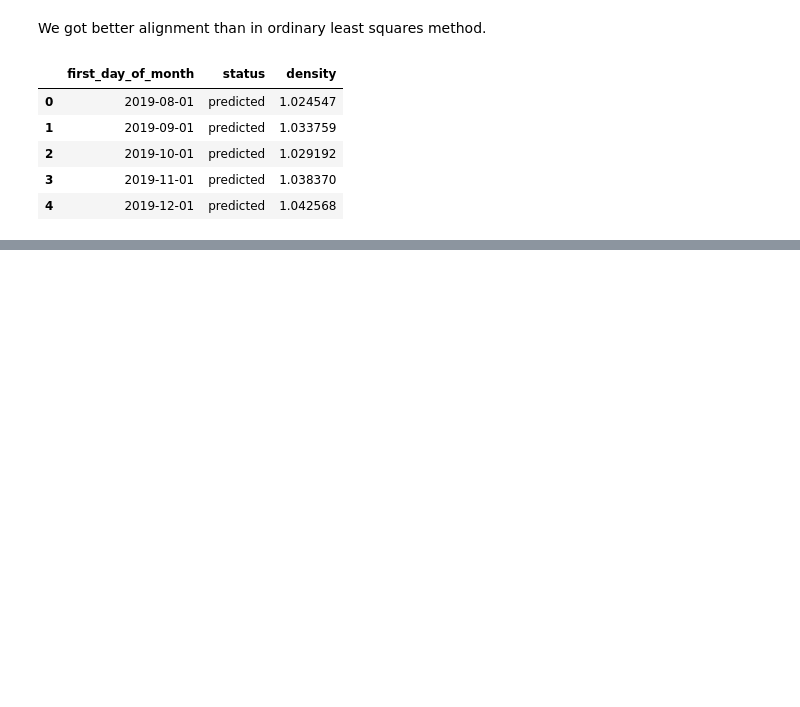
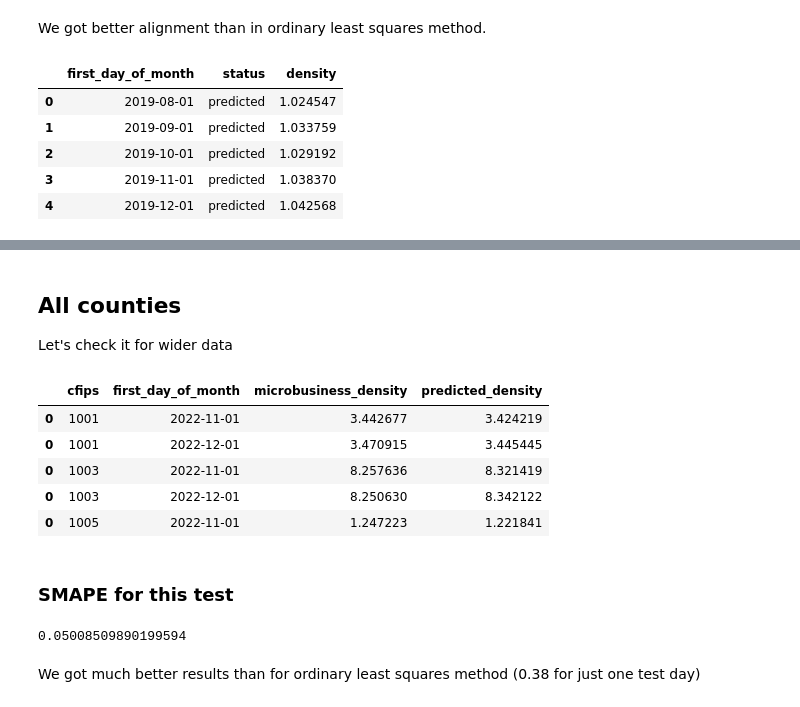
Before and after one commit to vroobelle93/03_GoDaddy, a Jupyter notebook: godaddy1.ipynb, the cells around one changed output, grey strips where cells are left out. Saved outputs shown, nothing was run; the diff lists cells and outputs as text; code cells hidden in the pictures; blank space fills up the shorter version.

Commit message:
Ridge regression for whole dataset completed

```diff
--- a/godaddy1.ipynb
+++ b/godaddy1.ipynb
@@ -647,0 +512,55 @@ plt.show()
+# %% [markdown]
+## All counties
+Let's check it for wider data
+# %%
+# Create DataFrame to store values
+result_df_columns = ['cfips', 'first_day_of_month', 'microbusiness_density', 'predicted_density']
+ridge_multiple_forecast_df = pd.DataFrame(columns=result_df_columns)
+
+# Create model
+ridge_alphas = np.logspace(-5, 5, 11)
+ridge_model = linear_model.RidgeCV(alphas=ridge_alphas)
+
+# Set test day
+test_days = ['2022-11-01', '2022-12-01']
+
+# Iterate over rows and predict following values
+for cfips in lin_reg_allparams_df['cfips'].unique():
+    # Train data
+    ridge_multiple_X_train = lin_reg_multiparam_X_train.loc[lin_reg_multiparam_X_train['cfips']==cfips, X_columns]
+    ridge_multiple_y_train = lin_reg_multiparam_y_train.loc[lin_reg_multiparam_y_train['cfips']==cfips, 'microbusiness_density']
+    ridge_model.fit(ridge_multiple_X_train, ridge_multiple_y_train)
+    # Predict using data for given state
+    # Find state of this county
+    state = lin_reg_multiparam_df.loc[lin_reg_multiparam_df['cfips']==cfips, 'state'].iat[0]
+    # Get data and predict
+    ridge_multiple_X_test = gathered_data_df.loc[(gathered_data_df['first_day_of_month'].isin(test_days)) & (gathered_data_df['state']==state), X_columns]
+    ridge_multiple_y = ridge_model.predict(ridge_multiple_X_test)
+    # Append results to the DataFrame
+    for index, day in enumerate(test_days):
+        results_list = [
+            cfips, # cfips
+            day, # first_day_of_month
+            revealed_test.loc[(revealed_test['first_day_of_month']==day) & (revealed_test['cfips']==cfips), 'microbusiness_density'].iat[0], # microbusiness_density
+            ridge_multiple_y[index] # predicted_density
+        ]
+        results_df = pd.DataFrame(data=[results_list], columns=result_df_columns)
+        ridge_multiple_forecast_df = pd.concat([ridge_multiple_forecast_df, results_df])
+# %%
+# A quick sneak-peak into the results
+ridge_multiple_forecast_df.head()
+# %% [output]
+|  | cfips | first_day_of_month | microbusiness_density | predicted_density |
+| 0 | 1001 | 2022-11-01 | 3.442677 | 3.424219 |
+| 0 | 1001 | 2022-12-01 | 3.470915 | 3.445445 |
+| 0 | 1003 | 2022-11-01 | 8.257636 | 8.321419 |
+| 0 | 1003 | 2022-12-01 | 8.250630 | 8.342122 |
+| 0 | 1005 | 2022-11-01 | 1.247223 | 1.221841 |
+# %% [markdown]
+### SMAPE for this test
+# %%
+smape(ridge_multiple_forecast_df['microbusiness_density'], ridge_multiple_forecast_df['predicted_density'])
+# %% [output]
+0.05008509890199594
+# %% [markdown]
+We got much better results than for ordinary least squares method (0.38 for just one test day)
```
Also changed, not shown: parts of 27 cells of this notebook.
